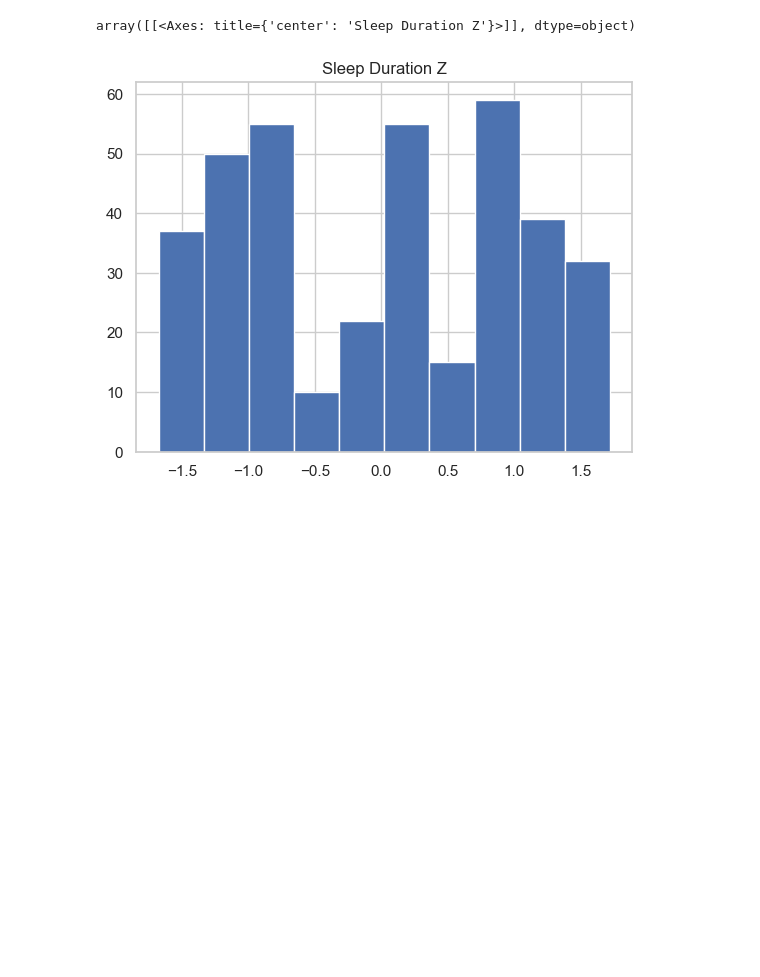
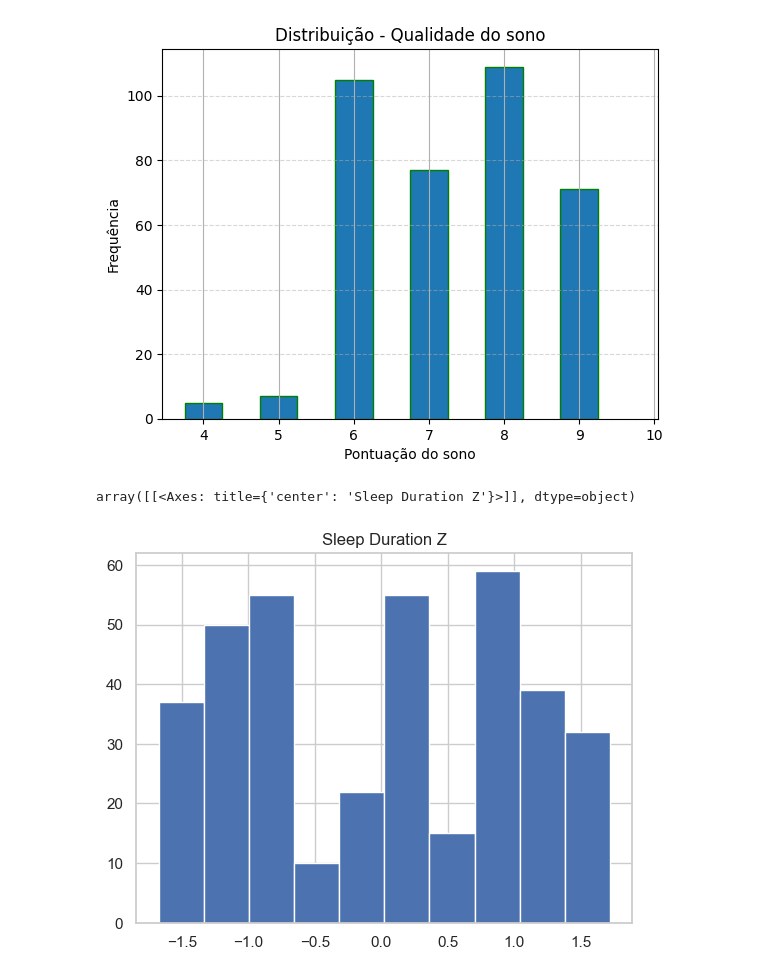
Before and after one commit to carolinarutililima/Projeto_Final_Estatistica, a Jupyter notebook: distruibuicao.ipynb, the cells around one changed output. Saved outputs shown, nothing was run; the diff lists cells and outputs as text; code cells hidden in the pictures; blank space fills up the shorter version.

```diff
--- a/distruibuicao.ipynb
+++ b/distruibuicao.ipynb
@@ -44,3 +50,14 @@ df['Quality of Sleep'].hist()
+# %%
+dados = df['Quality of Sleep']
+pontos = np.arange(min(dados)-0.25, max(dados) + 1.5, 1)
+plt.hist(dados, bins=pontos, edgecolor='green', width = 0.5)
+plt.ylabel('Frequência')
+plt.xlabel('Pontuação do sono')
+plt.title('Distribuição - Qualidade do sono')
+plt.grid(axis='x')
+plt.grid(axis='y', linestyle = '--', alpha = 0.5)
+# %% [output]
+[figure, added]
 # %%
 media = df['Sleep Duration'].mean()
 desvio_padrao = df['Sleep Duration'].std()
```
Also changed, not shown: parts of 5 cells of this notebook.
